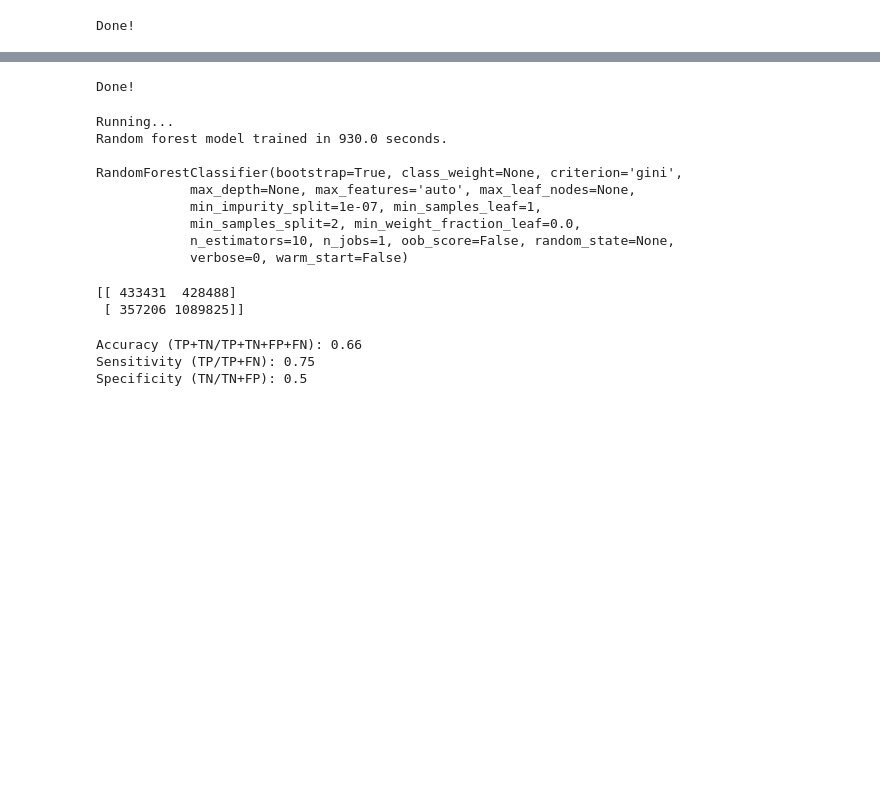
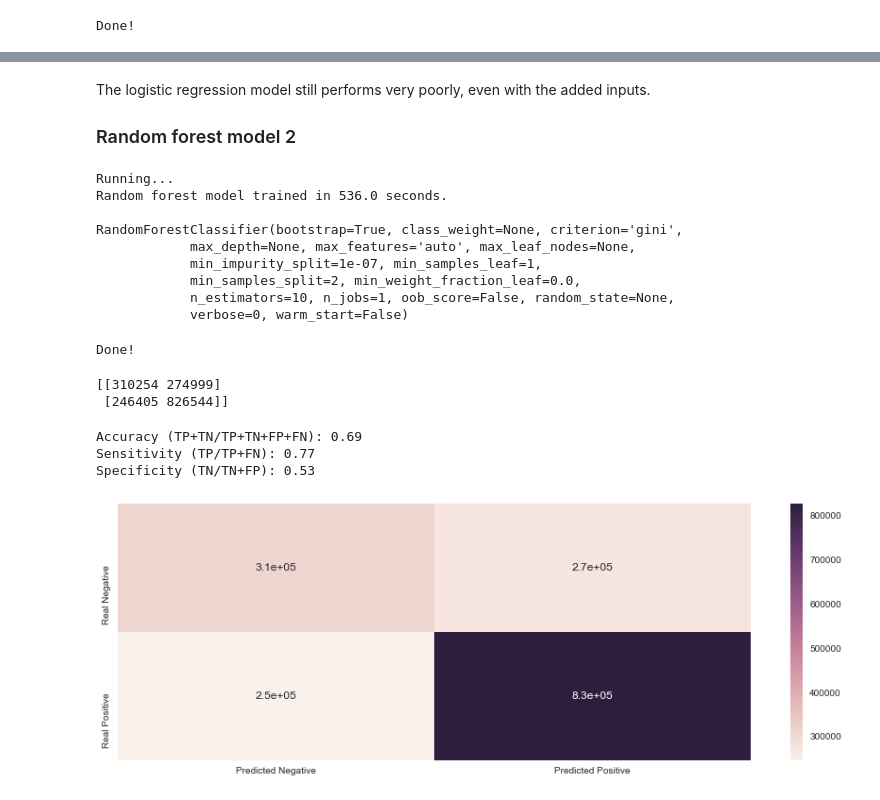
Before and after one commit to AlanAu/data-challenges, a Jupyter notebook: Alan Au - Divvy.ipynb, the cells around one changed output, grey strips where cells are left out. Drawn from its saved outputs; the diff is of its cells as text; code cells hidden in the pictures; blank space fills up the shorter version.

```diff
--- a/Alan Au - Divvy.ipynb
+++ b/Alan Au - Divvy.ipynb
@@ -694,0 +706,7 @@ sns.heatmap(rf_cm, annot=True, xticklabels=['Predicted Negative', 'Predicted Pos
+# %%
+sub_df = df[df['usertype']==1].dropna() #only keep if there is gender and birthyear information
+
+model2_df = sub_df[['start_day','start_weekday','start_hour','from_id','short','gender','cleanyear']]
+
+#verify that the dataframe is set up properly
+model2_df.count()
@@ -694,0 +737,3 @@ sns.heatmap(rf_cm, annot=True, xticklabels=['Predicted Negative', 'Predicted Pos
+# %%
+X_train, X_test, y_train, y_test = train_test_split(model2_df.drop(['short'],axis=1), model2_df['short'], test_size=0.2, random_state=seed)
+print("Done!")
@@ -694,0 +744,11 @@ sns.heatmap(rf_cm, annot=True, xticklabels=['Predicted Negative', 'Predicted Pos
+# %%
+start = time.mktime(time.localtime())
+print("Running...") #so I know Jupyter is doing something
+
+lr2 = LogisticRegression() #with defaults
+lr2.fit(X_train,y_train) #fit model to training data
+
+duration = time.mktime(time.localtime()) - start
+print("Logistic regression model trained in "+str(duration)+" seconds.") #so I know when Jupyter is done (takes about 60 sec.)
+print()
+print(lr2)
@@ -730,8 +797,8 @@ dtype: int64
-# %%
-X_train, X_test, y_train, y_test = train_test_split(model_df.drop(['short'],axis=1), model_df['short'], test_size=0.2, random_state=seed)
-print("Done!")
-# %% [output]
-Done!
+# %% [markdown]
+The logistic regression model still performs very poorly, even with the added inputs.
+
+
+### Random forest model 2
 # %%
 start = time.mktime(time.localtime())
 print("Running...") #so I know Jupyter is doing something
@@ -740,12 +807,12 @@ rf2 = RandomForestClassifier()
 rf2.fit(X_train, y_train)
 
 duration = time.mktime(time.localtime()) - start
-print("Random forest model trained in "+str(duration)+" seconds.") #so I know when Jupyter is done (takes about 830 sec.)
+print("Random forest model trained in "+str(duration)+" seconds.") #so I know when Jupyter is done (takes about 540 sec.)
 print()
 print(rf2)
 # %% [output]
 Running...
-Random forest model trained in 930.0 seconds.
+Random forest model trained in 536.0 seconds.
 
 RandomForestClassifier(bootstrap=True, class_weight=None, criterion='gini',
             max_depth=None, max_features='auto', max_leaf_nodes=None,
@@ -753,6 +820,16 @@ RandomForestClassifier(bootstrap=True, class_weight=None, criterion='gini',
             min_samples_split=2, min_weight_fraction_leaf=0.0,
             n_estimators=10, n_jobs=1, oob_score=False, random_state=None,
             verbose=0, warm_start=False)
+# %%
+#save the model
+with open('rf2_model.pkl', 'wb') as fid:
+    pickle.dump(rf2, fid)
+
+#with open('rf2_model.pkl', 'rb') as fid: #to load model from file
+#    rf2 = pickle.load(fid)
+print("Done!")
+# %% [output]
+Done!
 # %%
 #okay, let's test it
 rf2_pred_test = rf2.predict(X_test)
@@ -761,8 +838,8 @@ rf2_pred_test = rf2.predict(X_test)
 rf2_cm = confusion_matrix(y_test, rf2_pred_test)
 print(rf2_cm)
 # %% [output]
-[[ 433431  428488]
- [ 357206 1089825]]
+[[310254 274999]
+ [246405 826544]]
 # %%
 TN = rf2_cm[0][0]
 FP = rf2_cm[0][1]
@@ -773,6 +850,11 @@ print("Accuracy (TP+TN/TP+TN+FP+FN):",'{:.2}'.format((TP+TN)/(TP+TN+FP+FN)))
 print("Sensitivity (TP/TP+FN):",'{:.2}'.format(TP/(TP+FN)))
 print("Specificity (TN/TN+FP):",'{:.2}'.format(TN/(TN+FP)))
 # %% [output]
-Accuracy (TP+TN/TP+TN+FP+FN): 0.66
-Sensitivity (TP/TP+FN): 0.75
-Specificity (TN/TN+FP): 0.5
+Accuracy (TP+TN/TP+TN+FP+FN): 0.69
+Sensitivity (TP/TP+FN): 0.77
+Specificity (TN/TN+FP): 0.53
+# %%
+sns.heatmap(rf2_cm, annot=True, xticklabels=['Predicted Negative', 'Predicted Positive'],
+            yticklabels=['Real Negative','Real Positive']);
+# %% [output]
+[figure, added]
```
Also changed, not shown: parts of 32 cells of this notebook.
